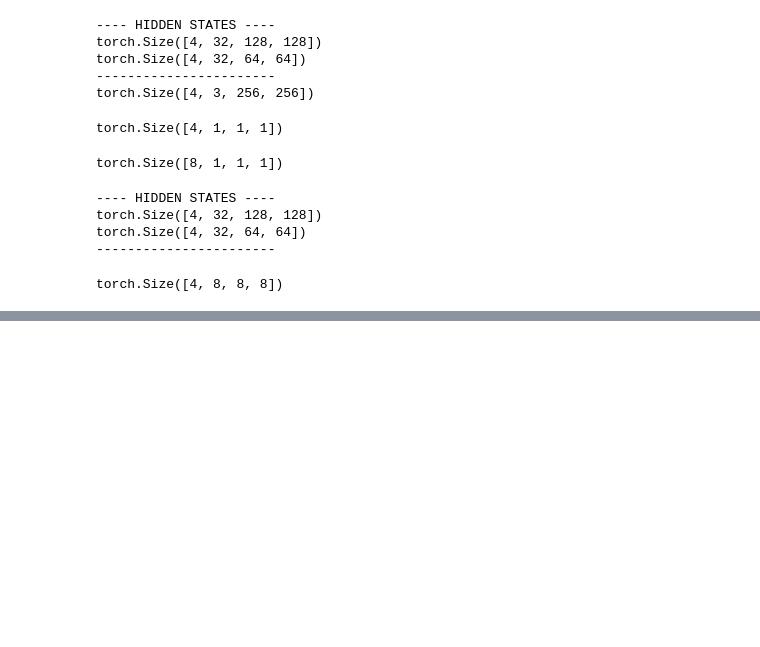
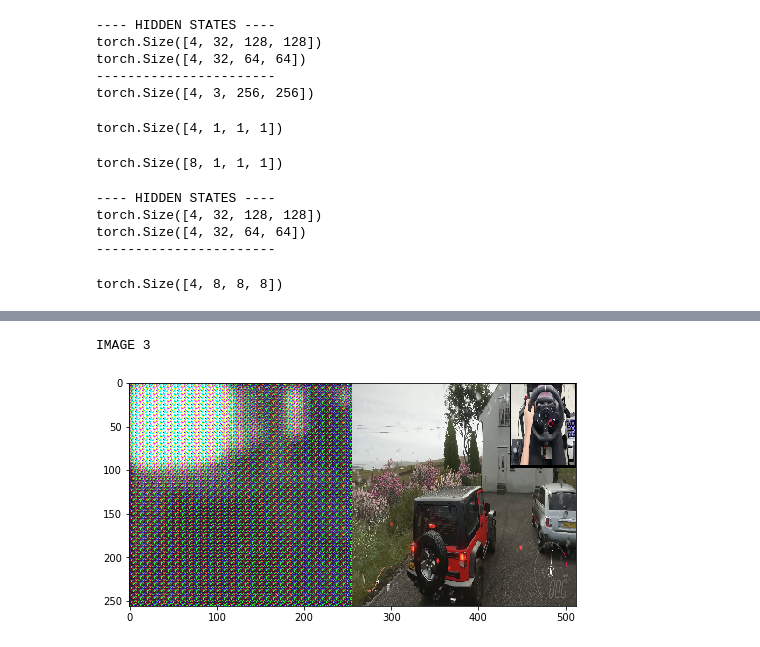
Before and after one commit to projectyumo/deepfovia, a Jupyter notebook: fovia_sandbox.ipynb, the cells around one changed output, grey strips where cells are left out. Drawn from its saved outputs; the diff is of its cells as text; code cells hidden in the pictures; blank space fills up the shorter version.

```diff
--- a/fovia_sandbox.ipynb
+++ b/fovia_sandbox.ipynb
@@ -413,0 +409,9 @@ KeyboardInterrupt:
+# %%
+
+
+for i in range(result.shape[0]):
+    clear_output()
+    print('IMAGE', i)
+# %% [output]
+IMAGE 3
+[figure, added]
```
Also changed, not shown: parts of 3 cells of this notebook.
